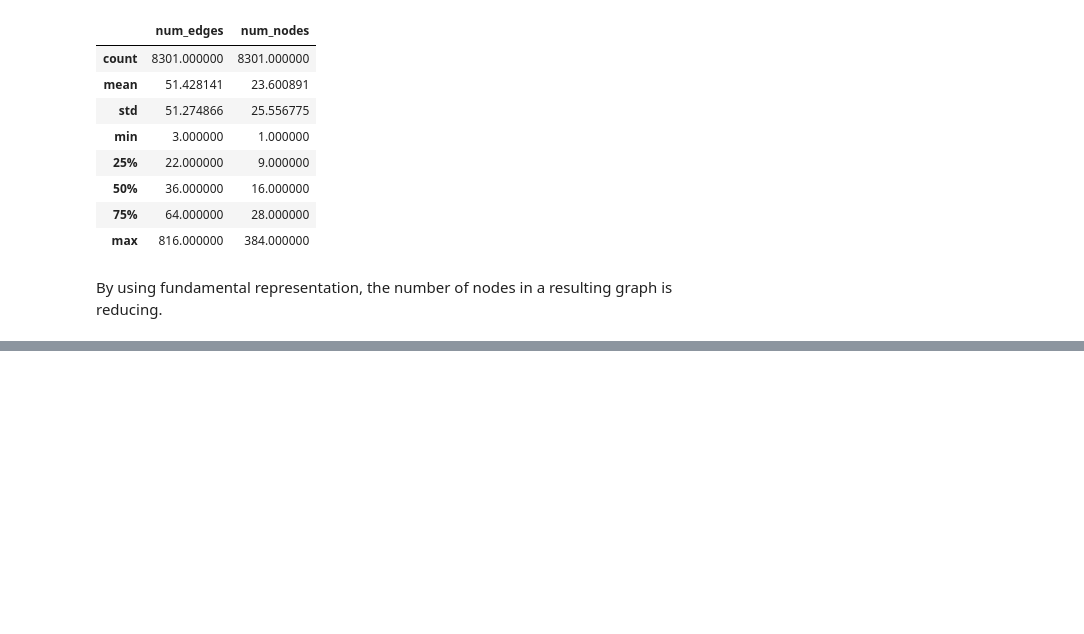
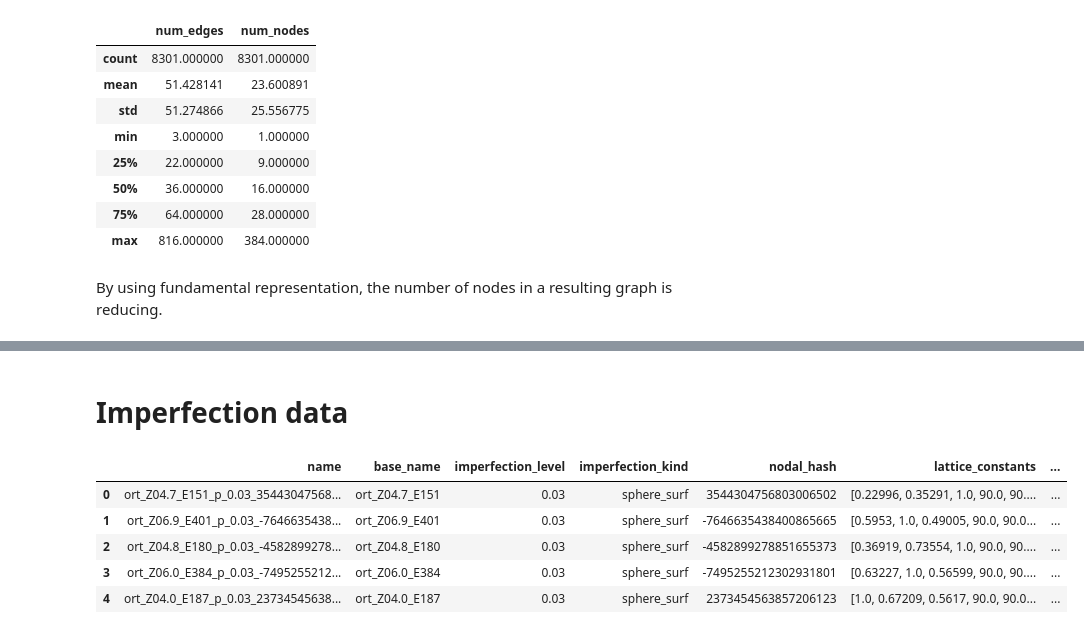
Before and after one commit to igrega348/gnn-paper, a Jupyter notebook: figure1.ipynb, the cells around one changed output, grey strips where cells are left out. Drawn from its saved outputs; the diff is of its cells as text; code cells hidden in the pictures; blank space fills up the shorter version.

```diff
--- a/figure1.ipynb
+++ b/figure1.ipynb
@@ -75,0 +97,2 @@ plt.
+# %% [markdown]
+# Imperfection data
@@ -75,0 +101,10 @@ plt.
+# %%
+df = pd.DataFrame(cat)
+df.head()
+# %% [output]
+|  | name | base_name | imperfection_level | imperfection_kind | nodal_hash | lattice_constants | ... |
+| 0 | ort_Z04.7_E151_p_0.03_35443047568... | ort_Z04.7_E151 | 0.03 | sphere_surf | 3544304756803006502 | [0.22996, 0.35291, 1.0, 90.0, 90.... | ... |
+| 1 | ort_Z06.9_E401_p_0.03_-7646635438... | ort_Z06.9_E401 | 0.03 | sphere_surf | -7646635438400865665 | [0.5953, 1.0, 0.49005, 90.0, 90.0... | ... |
+| 2 | ort_Z04.8_E180_p_0.03_-4582899278... | ort_Z04.8_E180 | 0.03 | sphere_surf | -4582899278851655373 | [0.36919, 0.73554, 1.0, 90.0, 90.... | ... |
+| 3 | ort_Z06.0_E384_p_0.03_-7495255212... | ort_Z06.0_E384 | 0.03 | sphere_surf | -7495255212302931801 | [0.63227, 1.0, 0.56599, 90.0, 90.... | ... |
+| 4 | ort_Z04.0_E187_p_0.03_23734545638... | ort_Z04.0_E187 | 0.03 | sphere_surf | 2373454563857206123 | [1.0, 0.67209, 0.5617, 90.0, 90.0... | ... |
```
Also changed, not shown: parts of 13 cells of this notebook, 13 other files.
